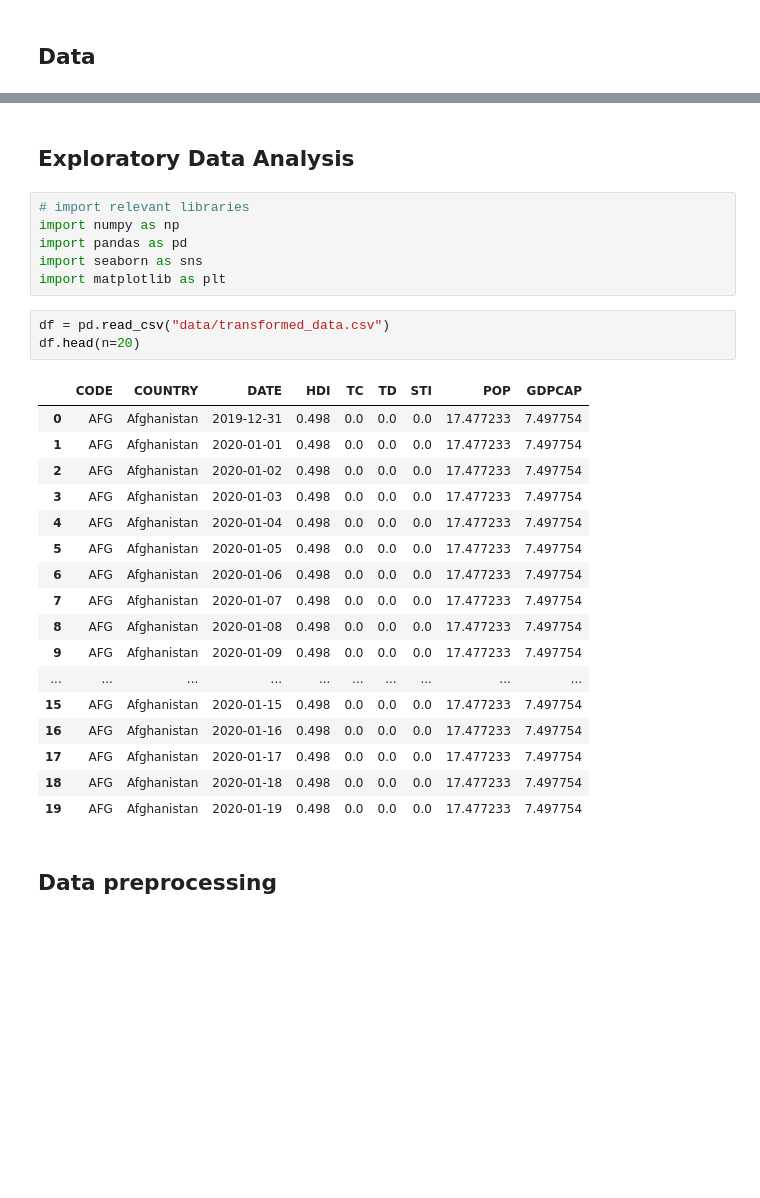
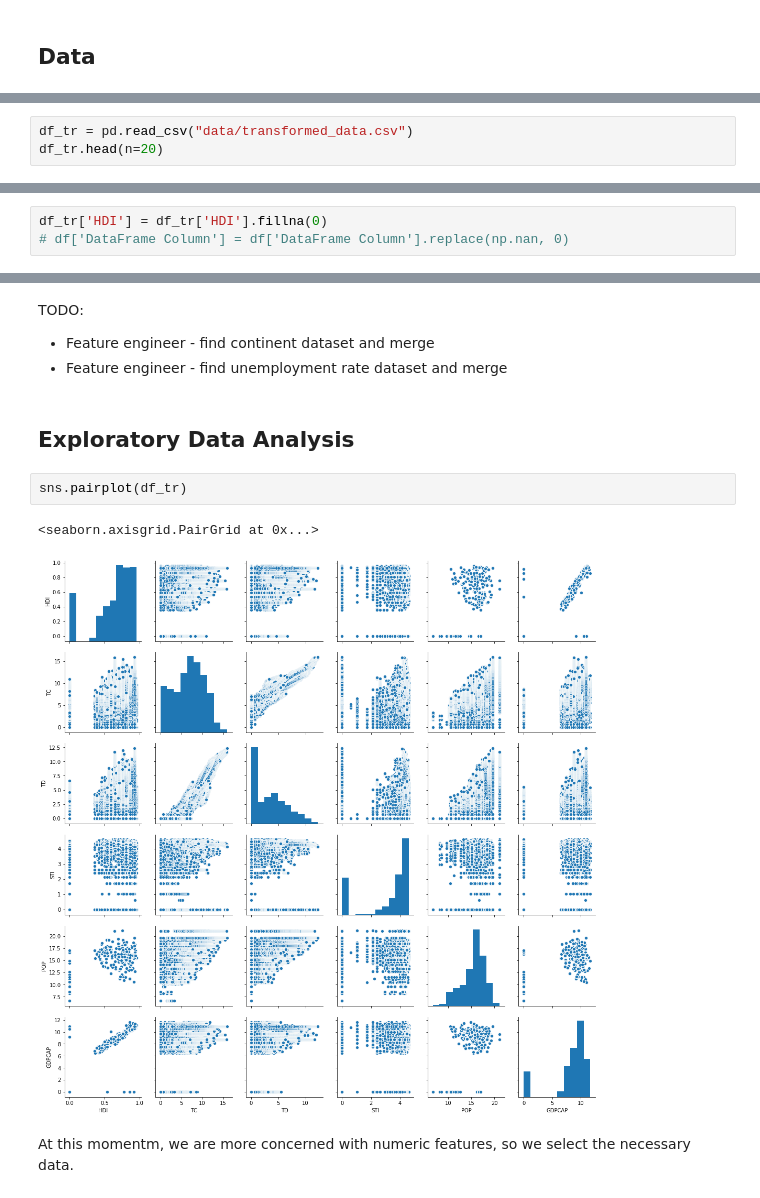
Before and after one commit to HamoyeHQ/Covid19-impact, a Jupyter notebook: covid19_impact.ipynb, the cells around one changed output, grey strips where cells are left out. Drawn from its saved outputs; the diff is of its cells as text; blank space fills up the shorter version.

```diff
--- a/covid19_impact.ipynb
+++ b/covid19_impact.ipynb
@@ -47,0 +102,3 @@ Here is a brief description of the features available.
+# %%
+df_tr = pd.read_csv("data/transformed_data.csv")
+df_tr.head(n=20)
@@ -47,0 +169,3 @@ Here is a brief description of the features available.
+# %%
+df_tr['HDI'] = df_tr['HDI'].fillna(0)
+# df['DataFrame Column'] = df['DataFrame Column'].replace(np.nan, 0)
@@ -48,31 +185,13 @@ Here is a brief description of the features available.
+# %% [markdown]
+TODO:
+* Feature engineer - find continent dataset and merge
+* Feature engineer - find unemployment rate dataset and merge
 # %% [markdown]
 ## Exploratory Data Analysis
-# %%
-# import relevant libraries
-import numpy as np
-import pandas as pd
-import seaborn as sns
-import matplotlib as plt
-# %%
-df = pd.read_csv("data/transformed_data.csv")
-df.head(n=20)
-# %% [output]
-|  | CODE | COUNTRY | DATE | HDI | TC | TD | STI | POP | GDPCAP |
-| 0 | AFG | Afghanistan | 2019-12-31 | 0.498 | 0.0 | 0.0 | 0.0 | 17.477233 | 7.497754 |
-| 1 | AFG | Afghanistan | 2020-01-01 | 0.498 | 0.0 | 0.0 | 0.0 | 17.477233 | 7.497754 |
-| 2 | AFG | Afghanistan | 2020-01-02 | 0.498 | 0.0 | 0.0 | 0.0 | 17.477233 | 7.497754 |
-| 3 | AFG | Afghanistan | 2020-01-03 | 0.498 | 0.0 | 0.0 | 0.0 | 17.477233 | 7.497754 |
-| 4 | AFG | Afghanistan | 2020-01-04 | 0.498 | 0.0 | 0.0 | 0.0 | 17.477233 | 7.497754 |
-| 5 | AFG | Afghanistan | 2020-01-05 | 0.498 | 0.0 | 0.0 | 0.0 | 17.477233 | 7.497754 |
-| 6 | AFG | Afghanistan | 2020-01-06 | 0.498 | 0.0 | 0.0 | 0.0 | 17.477233 | 7.497754 |
-| 7 | AFG | Afghanistan | 2020-01-07 | 0.498 | 0.0 | 0.0 | 0.0 | 17.477233 | 7.497754 |
-| 8 | AFG | Afghanistan | 2020-01-08 | 0.498 | 0.0 | 0.0 | 0.0 | 17.477233 | 7.497754 |
-| 9 | AFG | Afghanistan | 2020-01-09 | 0.498 | 0.0 | 0.0 | 0.0 | 17.477233 | 7.497754 |
-| ... | ... | ... | ... | ... | ... | ... | ... | ... | ... |
-| 15 | AFG | Afghanistan | 2020-01-15 | 0.498 | 0.0 | 0.0 | 0.0 | 17.477233 | 7.497754 |
-| 16 | AFG | Afghanistan | 2020-01-16 | 0.498 | 0.0 | 0.0 | 0.0 | 17.477233 | 7.497754 |
-| 17 | AFG | Afghanistan | 2020-01-17 | 0.498 | 0.0 | 0.0 | 0.0 | 17.477233 | 7.497754 |
-| 18 | AFG | Afghanistan | 2020-01-18 | 0.498 | 0.0 | 0.0 | 0.0 | 17.477233 | 7.497754 |
-| 19 | AFG | Afghanistan | 2020-01-19 | 0.498 | 0.0 | 0.0 | 0.0 | 17.477233 | 7.497754 |
-# %% [markdown]
-## Data preprocessing
+# %%
+sns.pairplot(df_tr)
+# %% [output]
+<seaborn.axisgrid.PairGrid at 0x...>
+[figure, added]
+# %% [markdown]
+At this momentm, we are more concerned with numeric features, so we select the necessary data.
```
Also changed, not shown: parts of 22 cells of this notebook.
